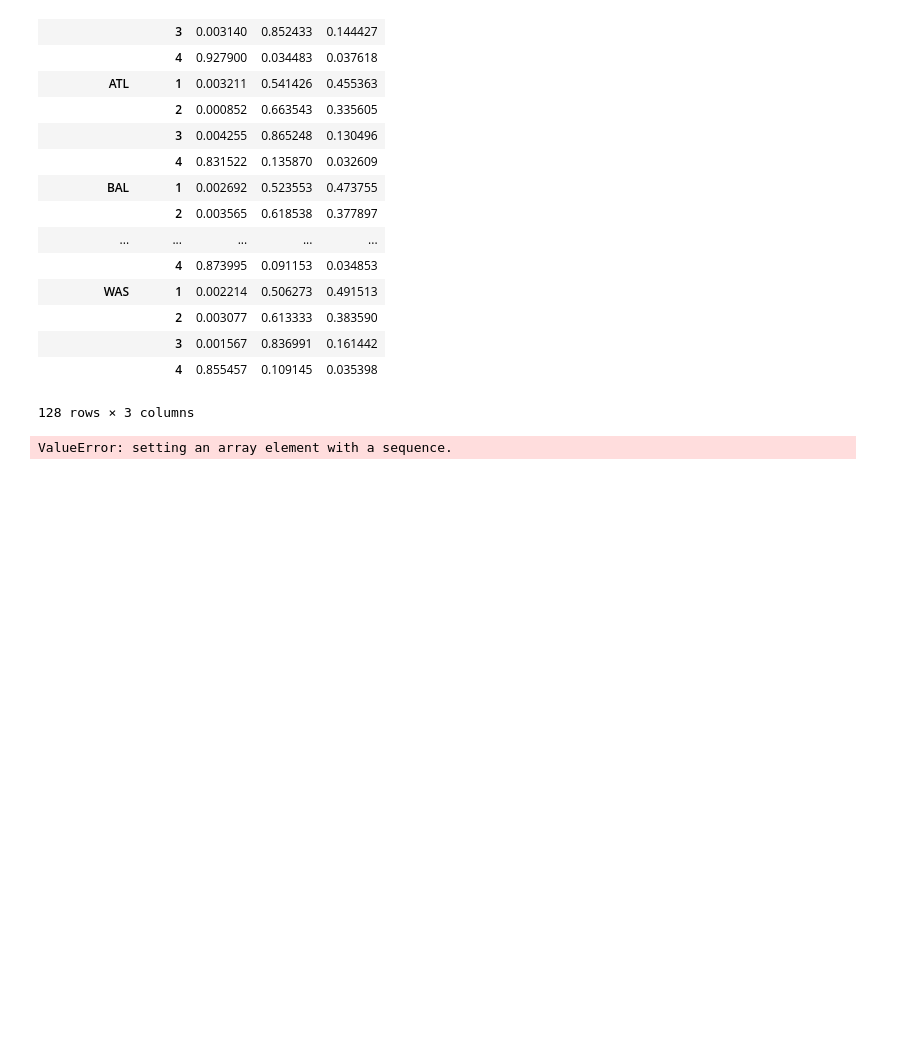
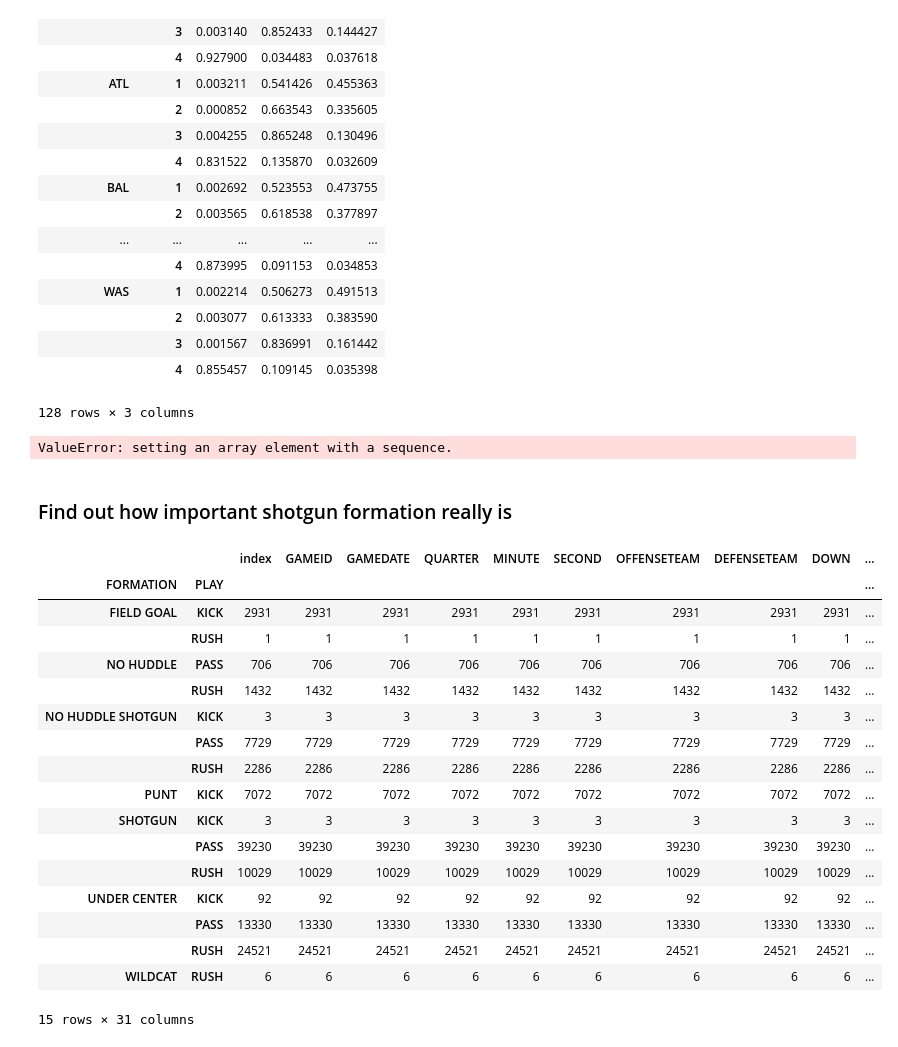
Before and after one commit to zreyn/nfl, a Jupyter notebook: notebooks/nfl-eda.ipynb, the cells around one changed output. Cells and saved outputs as stored; diff of their text form; code cells hidden in the pictures; blank space fills up the shorter version.

```diff
--- a/notebooks/nfl-eda.ipynb
+++ b/notebooks/nfl-eda.ipynb
@@ -725,3 +730,26 @@ plays_by_down_and_team
 plt.plot(plays_by_down_and_team)
 # %% [output]
 ValueError: setting an array element with a sequence.
+# %% [markdown]
+### Find out how important shotgun formation really is
+# %%
+pbp.groupby(['FORMATION','PLAY']).count()
+# %% [output]
+|  |  | index | GAMEID | GAMEDATE | QUARTER | MINUTE | SECOND | OFFENSETEAM | DEFENSETEAM | DOWN | ... |
+| FORMATION | PLAY |  |  |  |  |  |  |  |  |  | ... |
+| FIELD GOAL | KICK | 2931 | 2931 | 2931 | 2931 | 2931 | 2931 | 2931 | 2931 | 2931 | ... |
+|  | RUSH | 1 | 1 | 1 | 1 | 1 | 1 | 1 | 1 | 1 | ... |
+| NO HUDDLE | PASS | 706 | 706 | 706 | 706 | 706 | 706 | 706 | 706 | 706 | ... |
+|  | RUSH | 1432 | 1432 | 1432 | 1432 | 1432 | 1432 | 1432 | 1432 | 1432 | ... |
+| NO HUDDLE SHOTGUN | KICK | 3 | 3 | 3 | 3 | 3 | 3 | 3 | 3 | 3 | ... |
+|  | PASS | 7729 | 7729 | 7729 | 7729 | 7729 | 7729 | 7729 | 7729 | 7729 | ... |
+|  | RUSH | 2286 | 2286 | 2286 | 2286 | 2286 | 2286 | 2286 | 2286 | 2286 | ... |
+| PUNT | KICK | 7072 | 7072 | 7072 | 7072 | 7072 | 7072 | 7072 | 7072 | 7072 | ... |
+| SHOTGUN | KICK | 3 | 3 | 3 | 3 | 3 | 3 | 3 | 3 | 3 | ... |
+|  | PASS | 39230 | 39230 | 39230 | 39230 | 39230 | 39230 | 39230 | 39230 | 39230 | ... |
+|  | RUSH | 10029 | 10029 | 10029 | 10029 | 10029 | 10029 | 10029 | 10029 | 10029 | ... |
+| UNDER CENTER | KICK | 92 | 92 | 92 | 92 | 92 | 92 | 92 | 92 | 92 | ... |
+|  | PASS | 13330 | 13330 | 13330 | 13330 | 13330 | 13330 | 13330 | 13330 | 13330 | ... |
+|  | RUSH | 24521 | 24521 | 24521 | 24521 | 24521 | 24521 | 24521 | 24521 | 24521 | ... |
+| WILDCAT | RUSH | 6 | 6 | 6 | 6 | 6 | 6 | 6 | 6 | 6 | ... |
+15 rows × 31 columns
```
Also changed, not shown: parts of 2 cells of this notebook, 2 other files.
